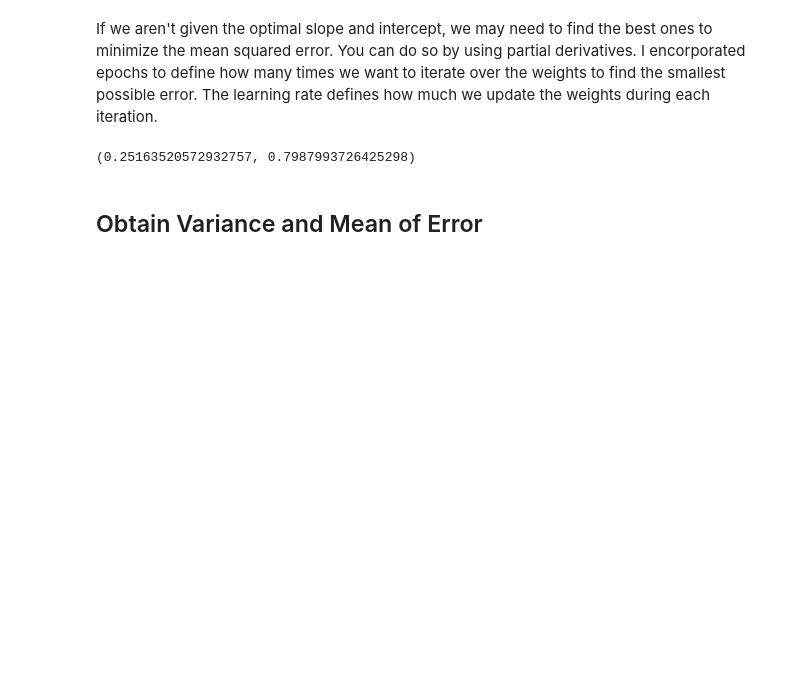
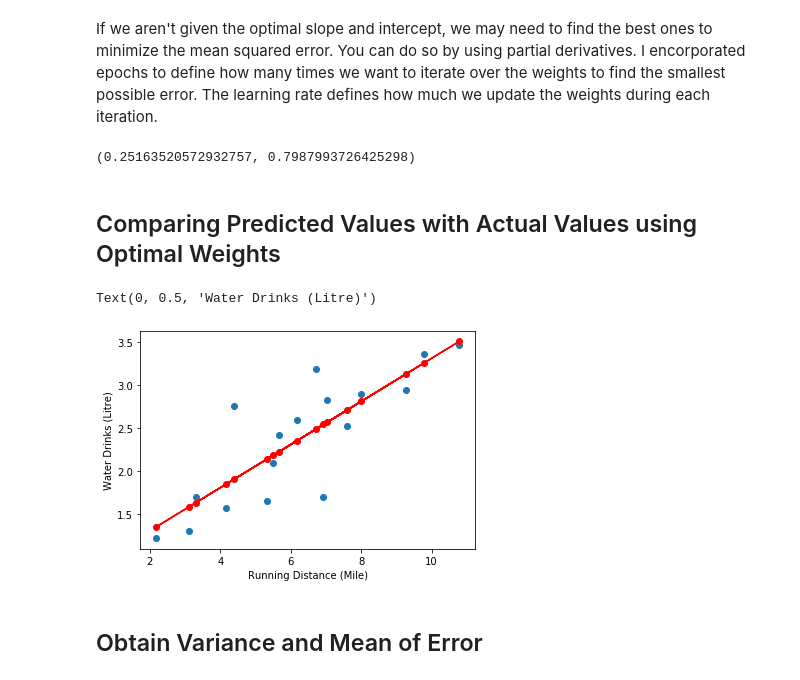
Before and after one commit to ebonnecab/intro_ql, a Jupyter notebook: final_project.ipynb, the cells around one changed output. Saved outputs shown, nothing was run; the diff lists cells and outputs as text; code cells hidden in the pictures; blank space fills up the shorter version.

```diff
--- a/final_project.ipynb
+++ b/final_project.ipynb
@@ -63,6 +63,18 @@ test = slope_intercept_LR(x, y)
 print(test)
 # %% [output]
 (0.25163520572932757, 0.7987993726425298)
+# %% [markdown]
+## Comparing Predicted Values with Actual Values using Optimal Weights
+# %%
+y_pred = [test[0]*i + test[1] for i in x]
+
+plt.scatter(x, y)
+plt.plot(x, y_pred, '-ro')
+plt.xlabel('Running Distance (Mile)')
+plt.ylabel('Water Drinks (Litre)')
+# %% [output]
+Text(0, 0.5, 'Water Drinks (Litre)')
+[figure, added]
 # %% [markdown]
 ## Obtain Variance and Mean of Error
 # %%
```
